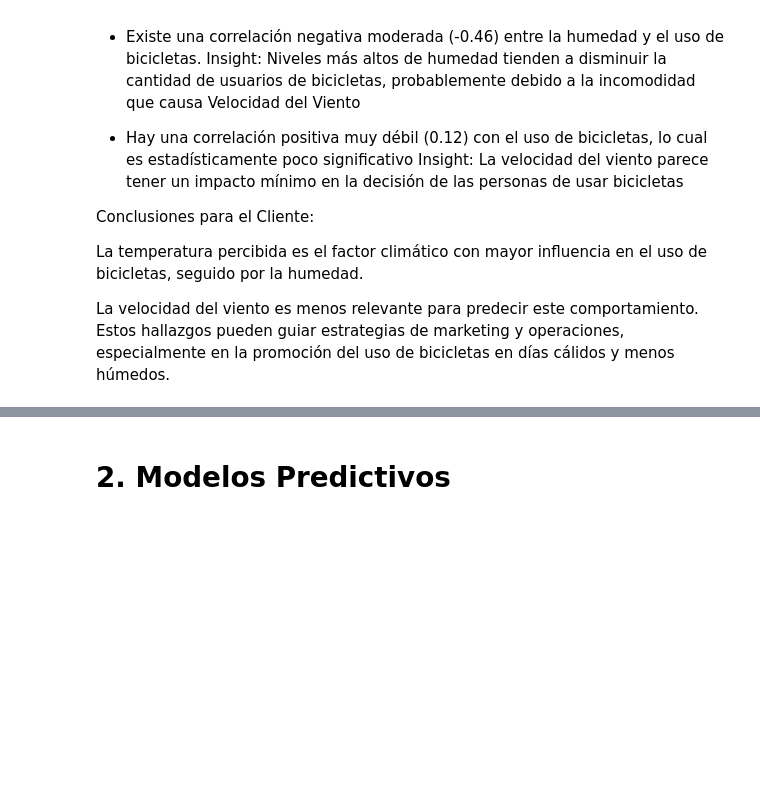
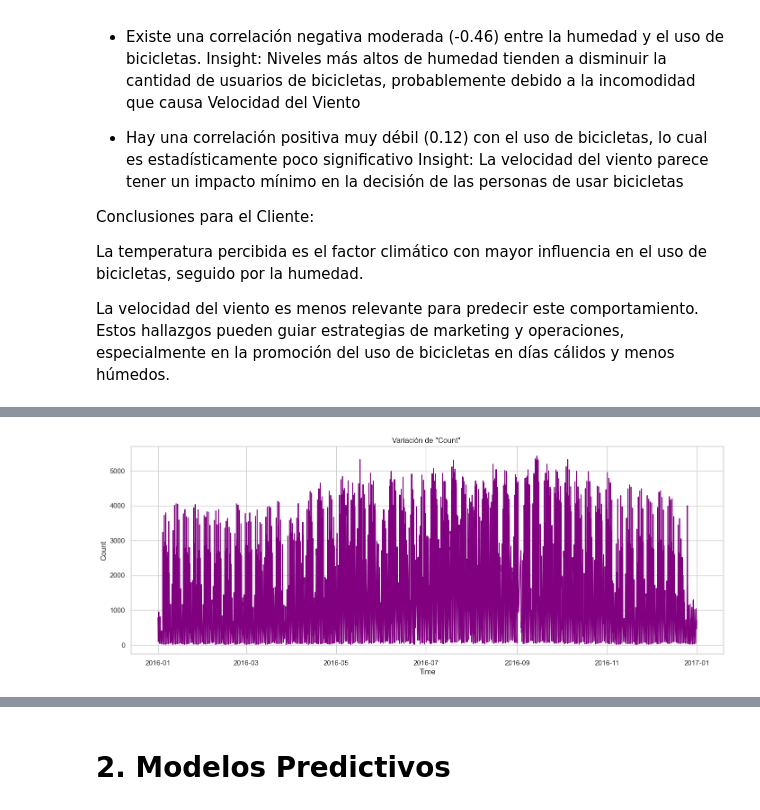
Before and after one commit to JairAmaro/Portafolio, a Jupyter notebook: London bike shariong/London.ipynb, the cells around one changed output, grey strips where cells are left out. Cells and saved outputs as stored; diff of their text form; code cells hidden in the pictures; blank space fills up the shorter version.

```diff
--- a/London bike shariong/London.ipynb
+++ b/London bike shariong/London.ipynb
@@ -158,0 +179,4 @@ La velocidad del viento es menos relevante para predecir este comportamiento. Es
+# %%
+PlotCountByYear(df_2016)
+# %% [output]
+[figure, added]
```
Also changed, not shown: parts of 6 cells of this notebook.
